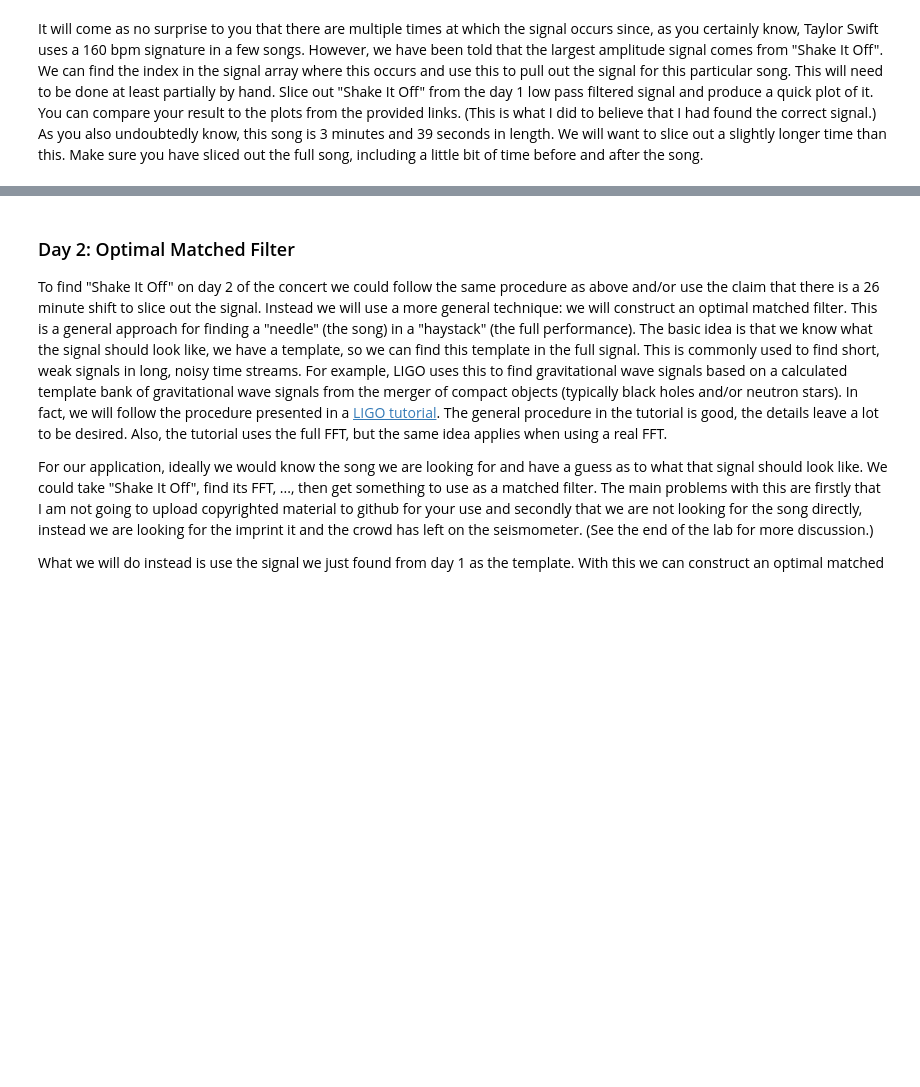
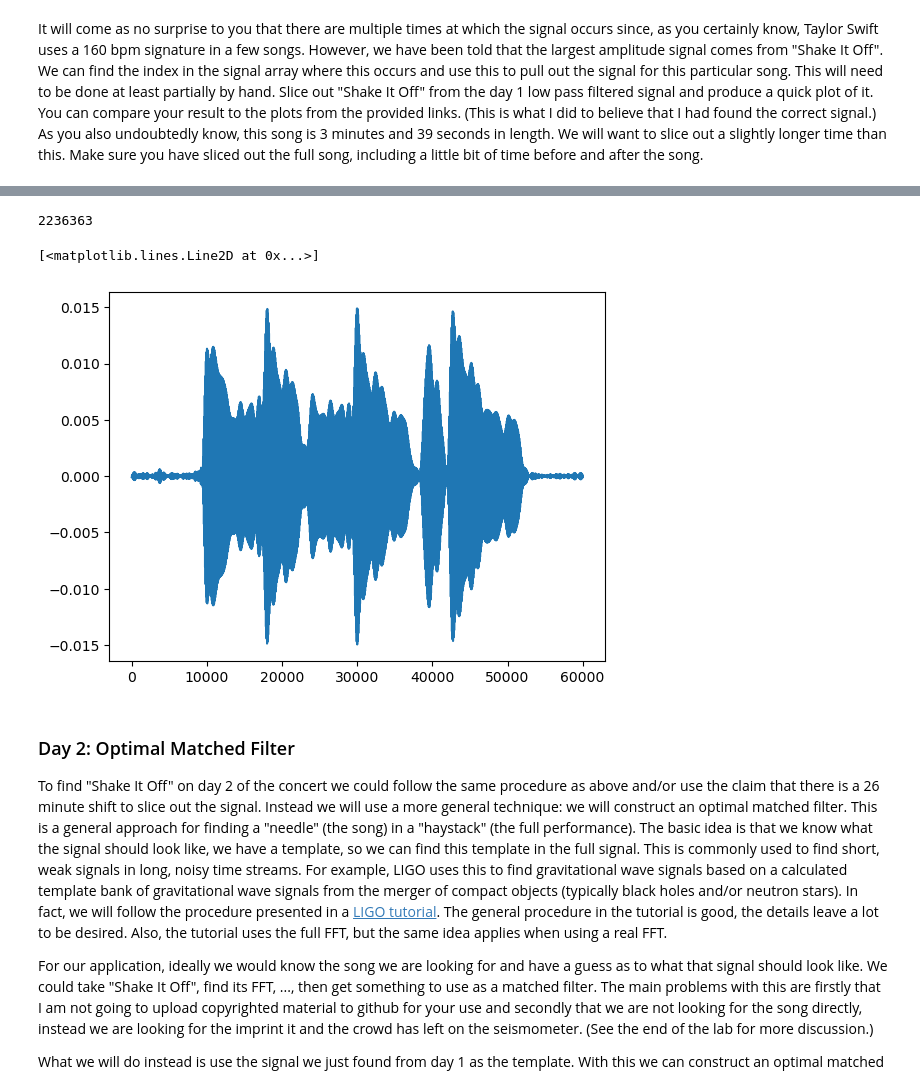
Before and after one commit to SerenaLynas/p250-spring-2026, a Jupyter notebook: labs/Lab10.ipynb, the cells around one changed output, grey strips where cells are left out. Drawn from its saved outputs; the diff is of its cells as text; code cells hidden in the pictures; blank space fills up the shorter version.

```diff
--- a/labs/Lab10.ipynb
+++ b/labs/Lab10.ipynb
@@ -284,3 +280,13 @@ Make sure you have sliced out the full song, including a little bit of time befo
+# %%
+print(np.argmax(np.abs(sq1_band_pass)))
+
+song_len = 5*60*fs
+
+plt.plot(sq1_band_pass[2236363-song_len//2:2236363+song_len//2])
+# %% [output]
+2236363
+[<matplotlib.lines.Line2D at 0x...>]
+[figure, added]
 # %% [markdown]
 ### Day 2: Optimal Matched Filter
 
```
Also changed, not shown: parts of 1 cell of this notebook.
